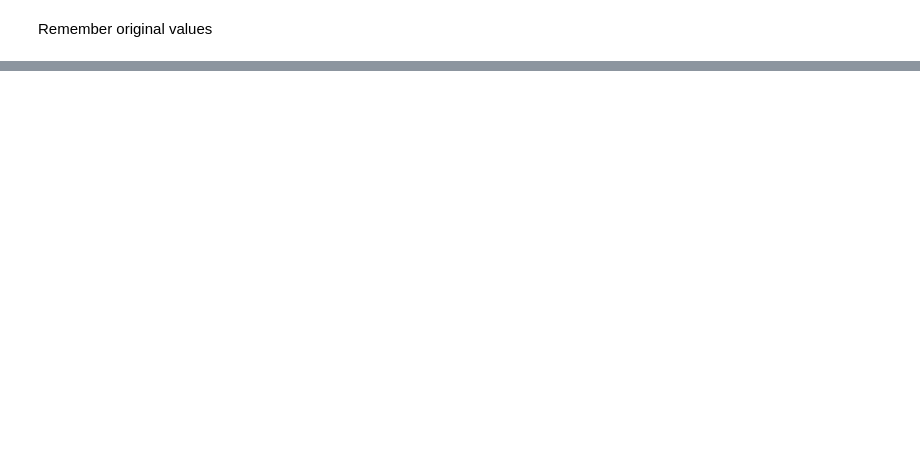
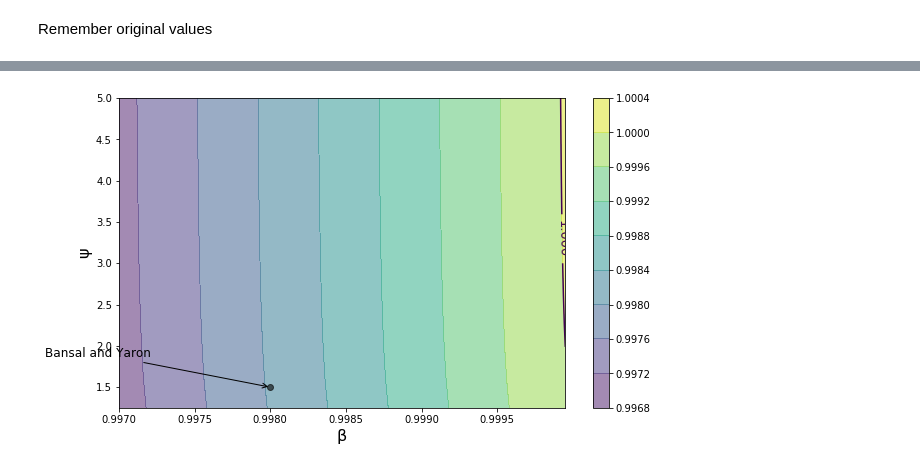
Before and after one commit to jstac/recursive_utility_code, a Jupyter notebook: python/by_stability_plots.ipynb, the cells around one changed output, grey strips where cells are left out. Saved outputs shown, nothing was run; the diff lists cells and outputs as text; code cells hidden in the pictures; blank space fills up the shorter version.

```diff
--- a/python/by_stability_plots.ipynb
+++ b/python/by_stability_plots.ipynb
@@ -49,0 +69,8 @@ stability_plot(R,
+# %%
+stability_plot(R,
+               beta_vec, psi_vec,
+               "β", "ψ",
+               txt_flag='by',
+               dot_loc=dot_loc)
+# %% [output]
+[figure, added]
```
Also changed, not shown: parts of 22 cells of this notebook, 4 other files.
